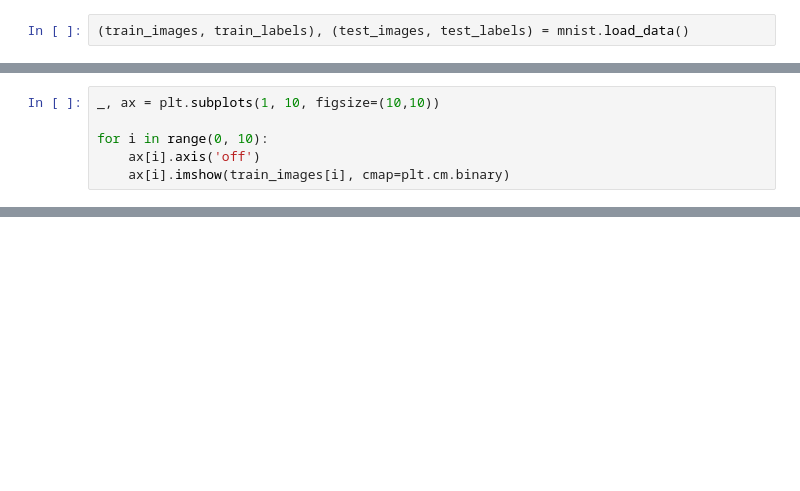
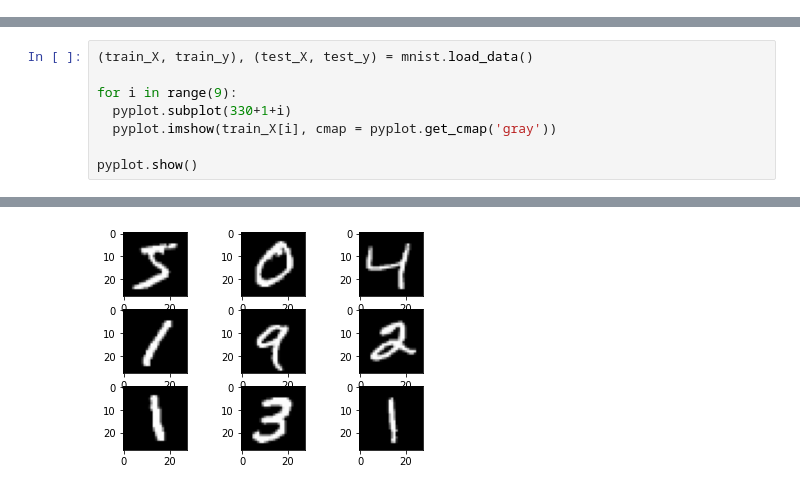
Before and after one commit to arunt-sjsu/deep_learning, a Jupyter notebook: Assignment 4 - MNIST classifier with various training knobs with numpy and keras/MNIST_Classifier_Using_Keras.ipynb, the cells around one changed output, grey strips where cells are left out. Cells and saved outputs as stored; diff of their text form; blank space fills up the shorter version.

```diff
--- a/Assignment 4 - MNIST classifier with various training knobs with numpy and keras/MNIST_Classifier_Using_Keras.ipynb
+++ b/Assignment 4 - MNIST classifier with various training knobs with numpy and keras/MNIST_Classifier_Using_Keras.ipynb
@@ -9,2 +2,0 @@ import numpy as np
-# %%
-(train_images, train_labels), (test_images, test_labels) = mnist.load_data()
@@ -18,6 +2,0 @@ train_images.shape, test_images.shape
-# %%
-_, ax = plt.subplots(1, 10, figsize=(10,10))
-
-for i in range(0, 10):
-    ax[i].axis('off')
-    ax[i].imshow(train_images[i], cmap=plt.cm.binary)
@@ -29,0 +19,9 @@ array([5, 0, 4, 1, 9, 2, 1, 3, 1, 4], dtype=uint8)
+# %%
+(train_X, train_y), (test_X, test_y) = mnist.load_data()
+
+for i in range(9):
+  pyplot.subplot(330+1+i)
+  pyplot.imshow(train_X[i], cmap = pyplot.get_cmap('gray'))
+
+pyplot.show()
+# %% [output]
@@ -29,0 +30 @@ array([5, 0, 4, 1, 9, 2, 1, 3, 1, 4], dtype=uint8)
+[figure, added]
```
Also changed, not shown: parts of 27 cells of this notebook.
